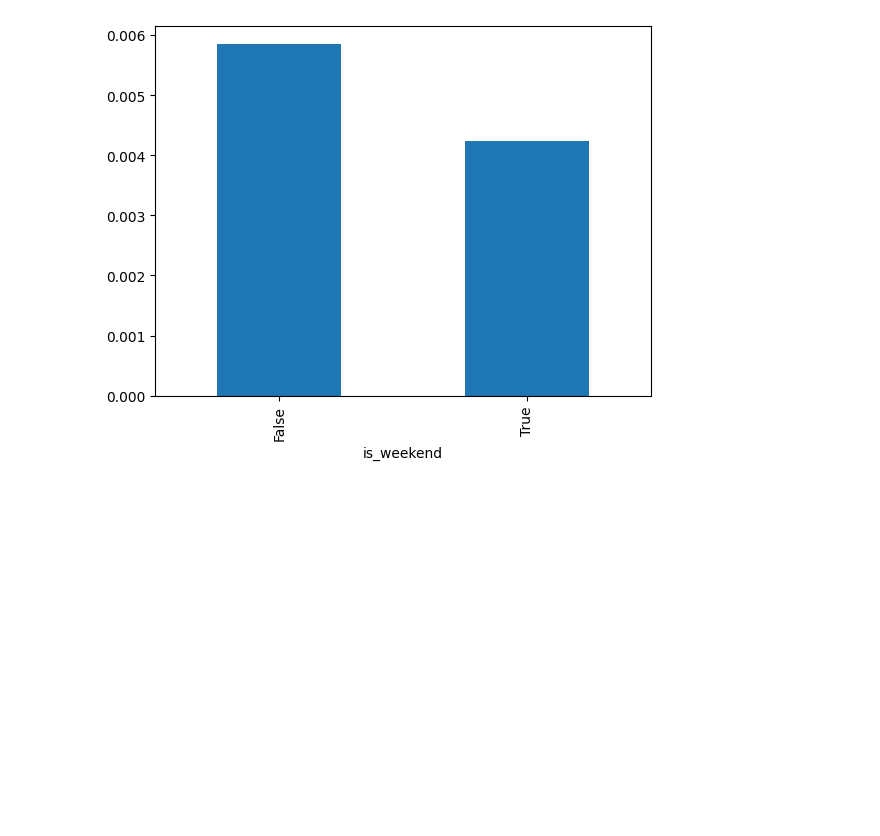
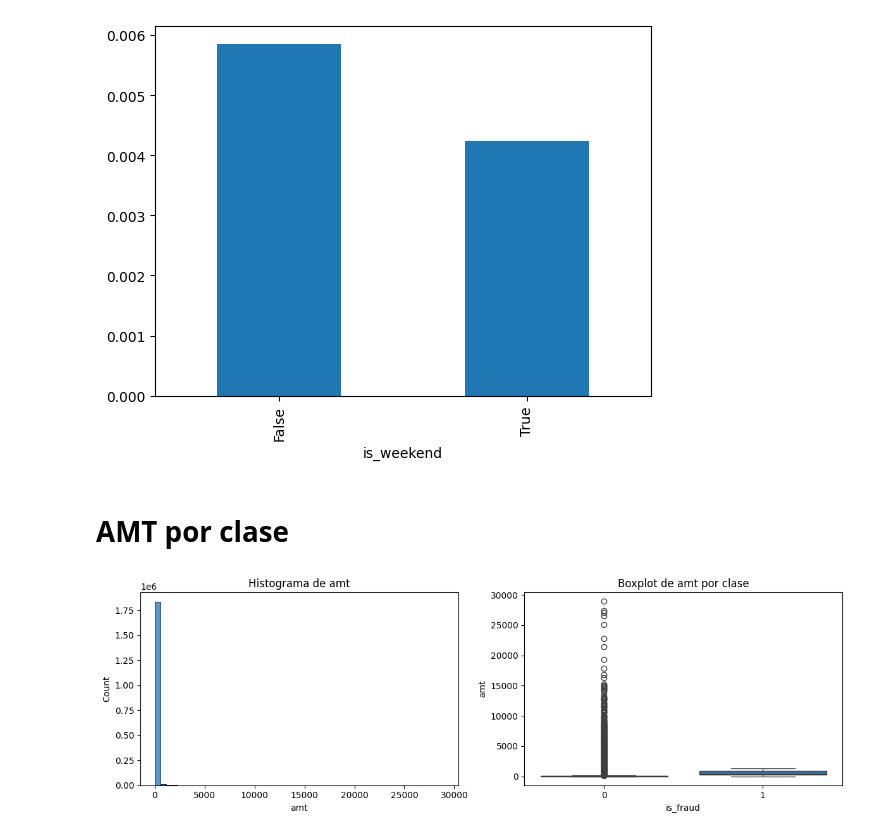
Before and after one commit to AGM54/PROYECTO1, a Jupyter notebook: plusTI.ipynb, the cells around one changed output. Drawn from its saved outputs; the diff is of its cells as text; code cells hidden in the pictures; blank space fills up the shorter version.

```diff
--- a/plusTI.ipynb
+++ b/plusTI.ipynb
@@ -359,3 +359,16 @@ pd.crosstab(sds.is_weekend, sds.is_fraud, normalize='index')[1].plot.bar()
 # %% [output]
 <Axes: xlabel='is_weekend'>
 [figure]
+# %% [markdown]
+# AMT por clase
+# %%
+# Histograma y boxplot de amt por clase
+import matplotlib.pyplot as plt
+import seaborn as sns
+
+fig, axes = plt.subplots(1, 2, figsize=(12,4))
+sns.histplot(sds['amt'], bins=50, ax=axes[0]).set_title("Histograma de amt")
+sns.boxplot(x='is_fraud', y='amt', data=df, ax=axes[1]).set_title("Boxplot de amt por clase")
+plt.tight_layout()
+# %% [output]
+[figure, added]
```
Also changed, not shown: parts of 9 cells of this notebook.
